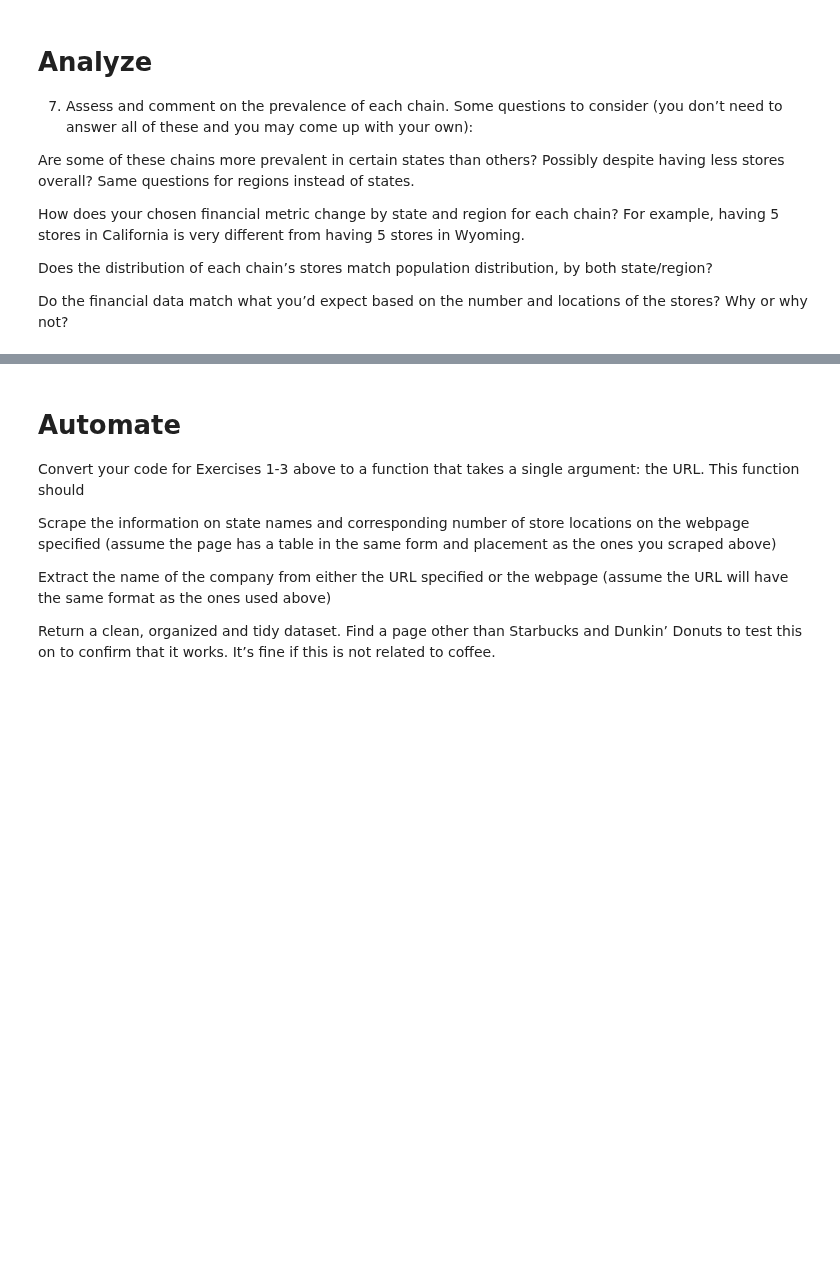
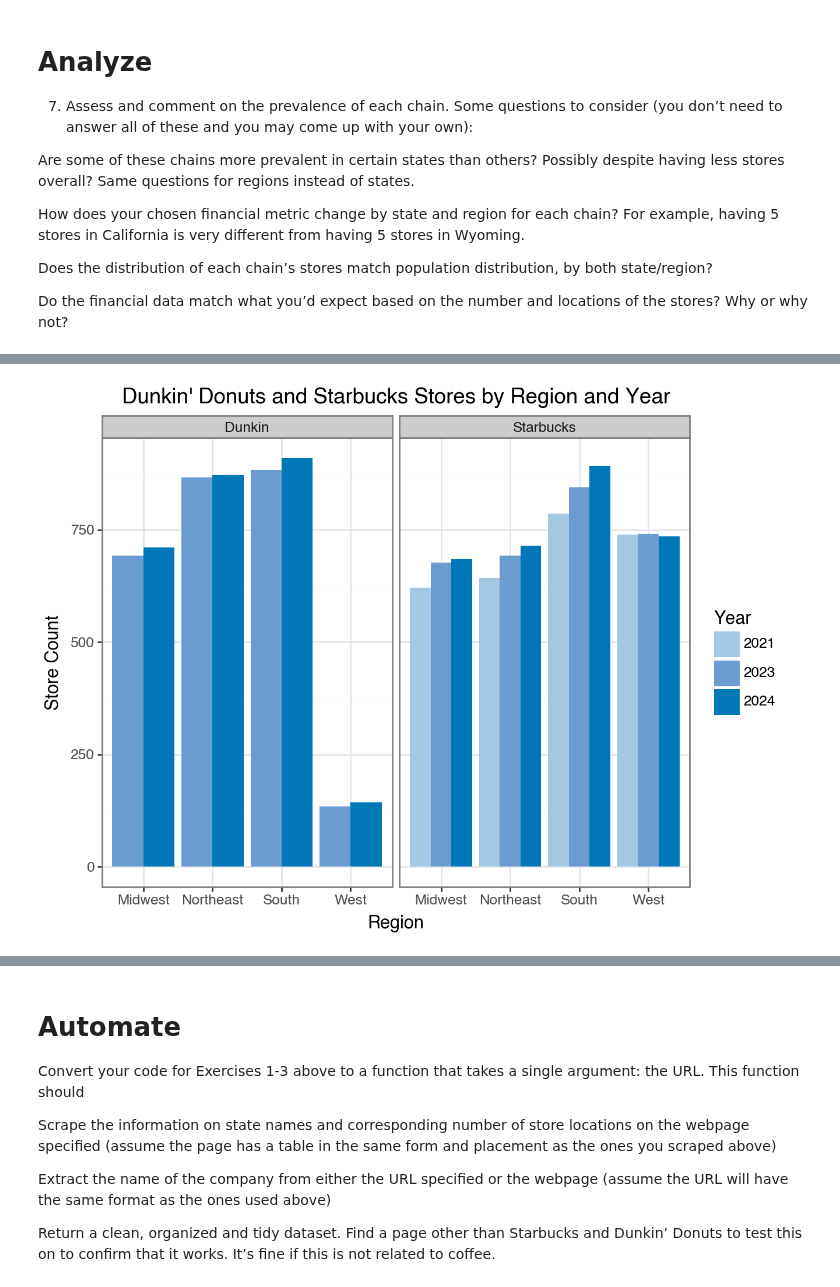
Before and after one commit to chloefeehan/GSB544, a Jupyter notebook: Labs/Lab4/Lab4.ipynb, the cells around one changed output, grey strips where cells are left out. Cells and saved outputs as stored; diff of their text form; code cells hidden in the pictures; blank space fills up the shorter version.

Commit message:
creating plots

```diff
--- a/Labs/Lab4/Lab4.ipynb
+++ b/Labs/Lab4/Lab4.ipynb
@@ -170,3 +203,6 @@ population = pd.DataFrame(rows)
 
 # merge dataframes
 merged_pop = merged_coffee.merge(population, on = "state", how = "left")
+merged_pop["population"] = merged_pop["population"].str.replace(",", "").astype(int)
+
+merged_pop.head()
@@ -213,7 +265,7 @@ starbucks_revenue["location"] = "Starbucks"
 # create Dunkin Donuts df - *** CHECK 2024 REVENUE FOR DUNKIN
 dunkin_revenue = pd.DataFrame({
     "year" :[2023, 2024],
-    "revenue" : [1.4, 1.6],
+    "revenue" : [1.4, 1.449],
     "location" : ["Dunkin"] * 2
 })
 
@@ -221,4 +273,4 @@ dunkin_revenue = pd.DataFrame({
 merged_revenue = pd.concat([starbucks_revenue, dunkin_revenue], ignore_index=True)
 # %%
 # merge revenue data with merged coffee data
-merged_rev_coffee = merged_coffee.merge(merged_revenue, on = ["location", "year"], how = "left")
+merged_rev_coffee = merged_pop.merge(merged_revenue, on = ["location", "year"], how = "left")
@@ -231,7 +285,7 @@ regions_dict = {
     "New Jersey", "New York", "Pennsylvania"],
     "Midwest" : ["Illinois", "Indiana", "Michigan", "Ohio", "Wisconsin", "Iowa", "Kansas",
     "Minnesota", "Missouri", "Nebraska", "North Dakota", "South Dakota"],
-    "South" : ["Delaware", "Maryland", "Washington, D.C.", "Alabama", "Arkansas", "Florida",
+    "South" : ["Delaware", "Maryland", "District of Columbia", "Alabama", "Arkansas", "Florida",
     "Georgia", "Kentucky", "Louisiana", "Mississippi", "North Carolina", "South Carolina", "Tennessee", "Virginia", "West Virginia",
     "Oklahoma", "Texas"],
     "West": ["Arizona", "New Mexico", "Alaska", "California", "Hawaii", "Nevada", "Oregon", "Washington",
@@ -244,3 +298,7 @@ regions = pd.DataFrame([(state, region) for region, states in regions_dict.items
 
 # merge df with dataset
 all_data = merged_rev_coffee.merge(regions, on = "state", how = "left")
+# fill NA values with zeros
+all_data["store_count"] = pd.to_numeric(all_data["store_count"], errors='coerce')
+
+all_data.head()
@@ -257,0 +329,13 @@ Do the financial data match what you’d expect based on the number and location
+# %%
+all_data_zeros = all_data.fillna(0)
+
+(ggplot(all_data_zeros, aes(x='Region', y='store_count', fill='factor(year)'))
+ + geom_bar(stat="identity", position="dodge")
+ + labs(x="Region", y="Store Count",
+        title="Dunkin' Donuts and Starbucks Stores by Region and Year", fill="Year")
+ + scale_fill_manual(values=["#A4C8E1", "#6A9BD1", "#0077B6"])
+ + facet_wrap("~ location")
+ + theme_bw()
+)
+# %% [output]
+[figure, added]
```
Also changed, not shown: parts of 24 cells of this notebook.
